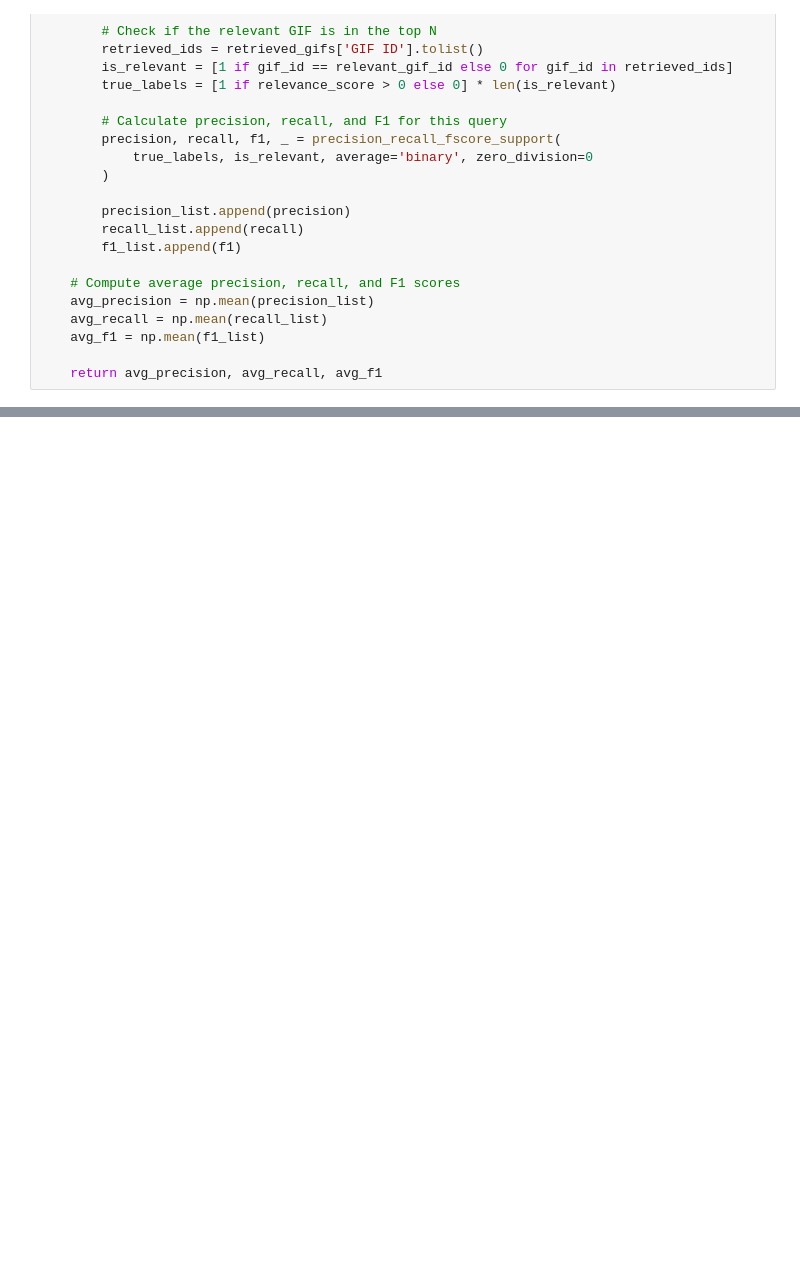
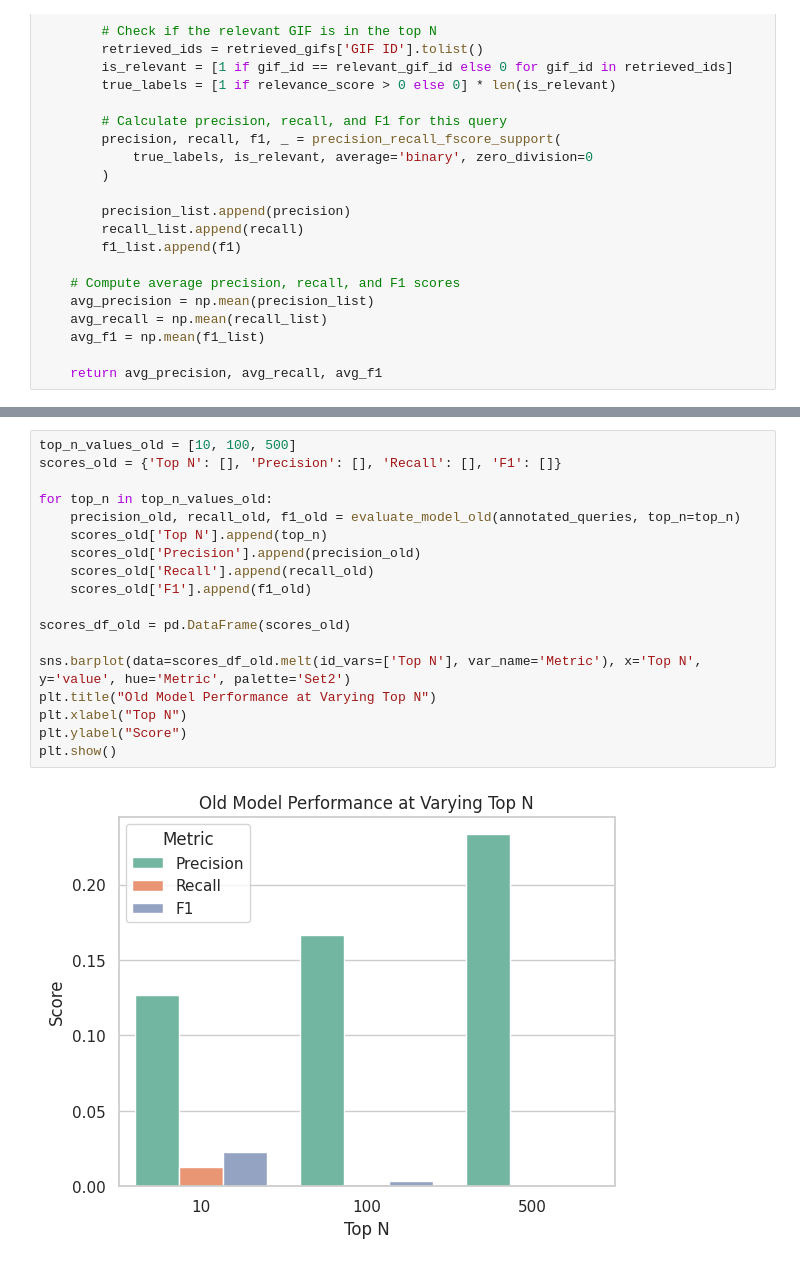
Before and after one commit to sofiecook/4200final, a Jupyter notebook: final.ipynb, the cells around one changed output, grey strips where cells are left out. Drawn from its saved outputs; the diff is of its cells as text; blank space fills up the shorter version.

```diff
--- a/final.ipynb
+++ b/final.ipynb
@@ -382,0 +441,20 @@ F1 Score: 0.02
+# %%
+top_n_values_old = [10, 100, 500]
+scores_old = {'Top N': [], 'Precision': [], 'Recall': [], 'F1': []}
+
+for top_n in top_n_values_old:
+    precision_old, recall_old, f1_old = evaluate_model_old(annotated_queries, top_n=top_n)
+    scores_old['Top N'].append(top_n)
+    scores_old['Precision'].append(precision_old)
+    scores_old['Recall'].append(recall_old)
+    scores_old['F1'].append(f1_old)
+
+scores_df_old = pd.DataFrame(scores_old)
+
+sns.barplot(data=scores_df_old.melt(id_vars=['Top N'], var_name='Metric'), x='Top N', y='value', hue='Metric', palette='Set2')
+plt.title("Old Model Performance at Varying Top N")
+plt.xlabel("Top N")
+plt.ylabel("Score")
+plt.show()
+# %% [output]
+[figure, added]
```
Also changed, not shown: parts of 6 cells of this notebook.
